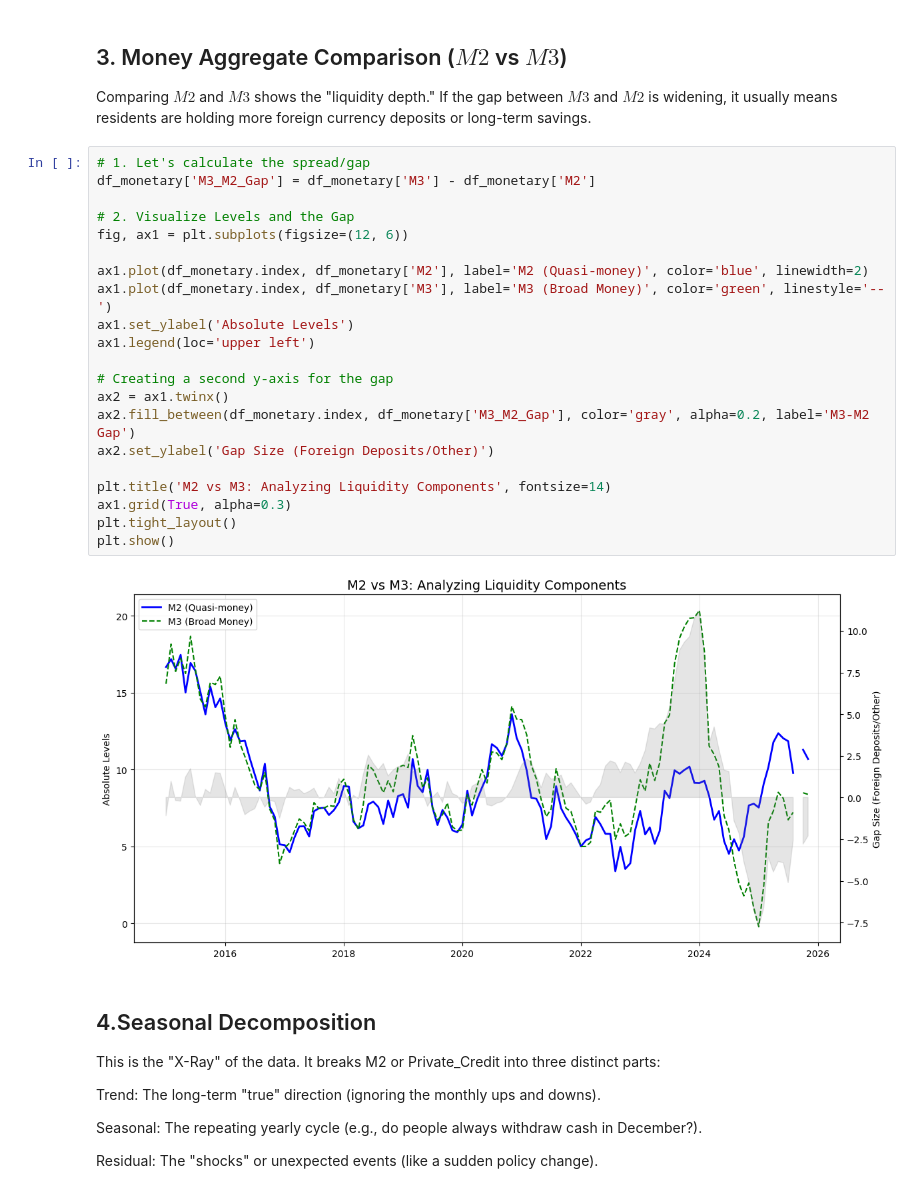
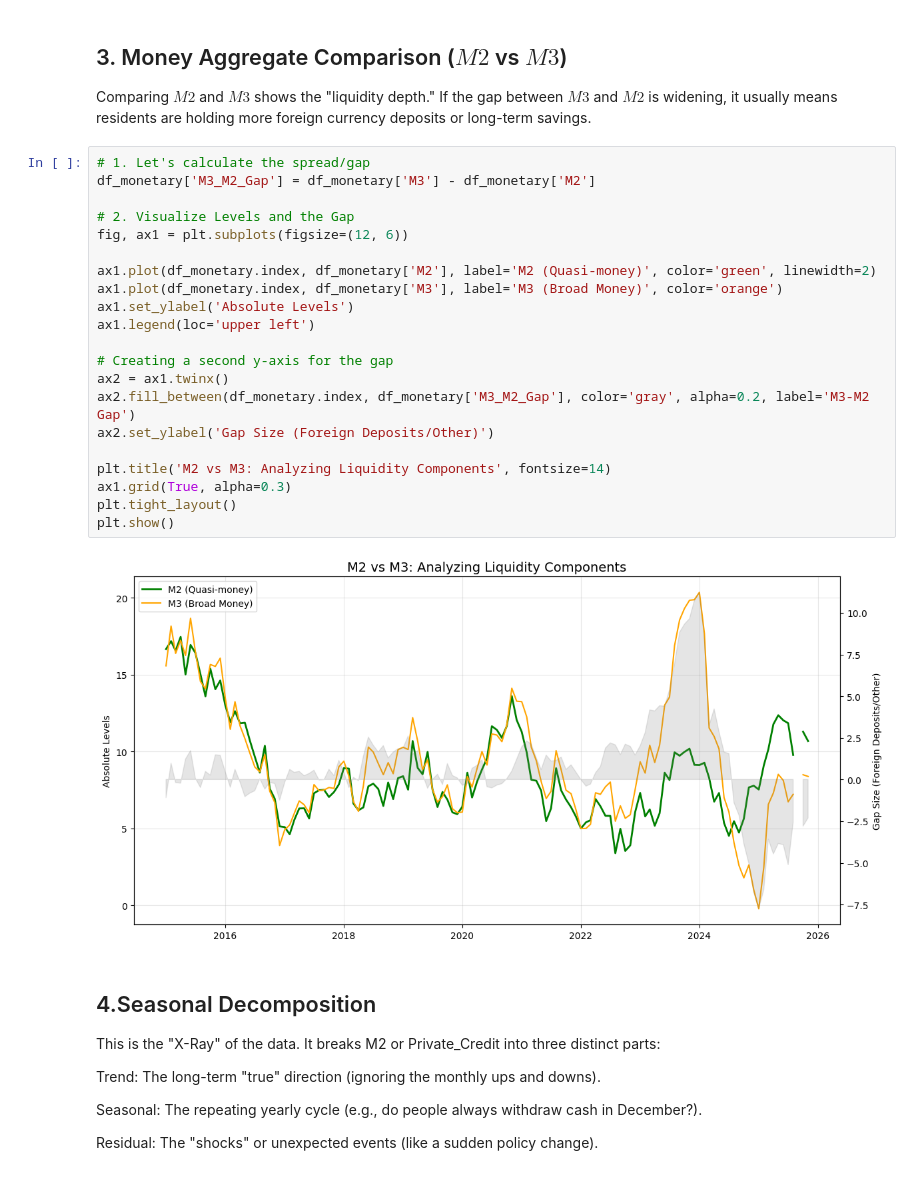
Before and after one commit to asaphray/cbk-macroeconomic-analysis, a Jupyter notebook: notebooks/python/03_monetary_analysis.ipynb, the cells around one changed output. Cells and saved outputs as stored; diff of their text form.

```diff
--- a/notebooks/python/03_monetary_analysis.ipynb
+++ b/notebooks/python/03_monetary_analysis.ipynb
@@ -172,26 +163,26 @@ Comparing $M2$ and $M3$ shows the "liquidity depth." If the gap between $M3$ and
 # %%
 # 1. Let's calculate the spread/gap
 df_monetary['M3_M2_Gap'] = df_monetary['M3'] - df_monetary['M2']
 
 # 2. Visualize Levels and the Gap
 fig, ax1 = plt.subplots(figsize=(12, 6))
 
-ax1.plot(df_monetary.index, df_monetary['M2'], label='M2 (Quasi-money)', color='blue', linewidth=2)
-ax1.plot(df_monetary.index, df_monetary['M3'], label='M3 (Broad Money)', color='green', linestyle='--')
+ax1.plot(df_monetary.index, df_monetary['M2'], label='M2 (Quasi-money)', color='green', linewidth=2)
+ax1.plot(df_monetary.index, df_monetary['M3'], label='M3 (Broad Money)', color='orange')
 ax1.set_ylabel('Absolute Levels')
 ax1.legend(loc='upper left')
 
 # Creating a second y-axis for the gap
 ax2 = ax1.twinx()
 ax2.fill_between(df_monetary.index, df_monetary['M3_M2_Gap'], color='gray', alpha=0.2, label='M3-M2 Gap')
 ax2.set_ylabel('Gap Size (Foreign Deposits/Other)')
 
 plt.title('M2 vs M3: Analyzing Liquidity Components', fontsize=14)
 ax1.grid(True, alpha=0.3)
 plt.tight_layout()
 plt.show()
 # %% [output]
-[figure, old version]
+[figure, new version]
 # %% [markdown]
 ## 4.Seasonal Decomposition
 This is the "X-Ray" of the data. It breaks  M2 or Private_Credit into three distinct parts:
```
Also changed, not shown: parts of 10 cells of this notebook.
